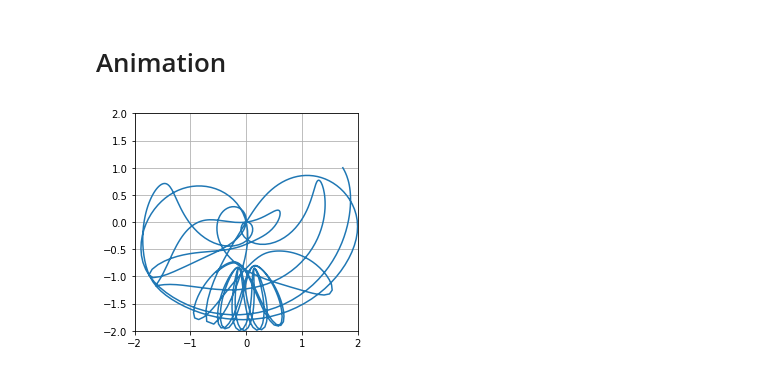
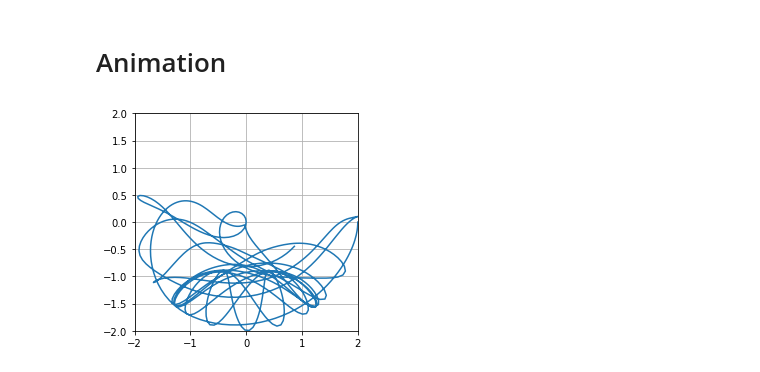
Before and after one commit to jefersonjlima/2dof-arm, a Jupyter notebook: notebook/Robotic_Arm.ipynb, the cells around one changed output. Saved outputs shown, nothing was run; the diff lists cells and outputs as text; code cells hidden in the pictures.

```diff
--- a/notebook/Robotic_Arm.ipynb
+++ b/notebook/Robotic_Arm.ipynb
@@ -88,7 +88,7 @@ def robot(t,X):
 # Simulation
 # %%
 # int
-x0 = np.array([np.pi/3, 0, 0, 0])
+x0 = np.array([np.pi/2, 0, 0, 0])
 t0 = 0; tf = 20; steps = 1000
 
 t = np.linspace(t0, tf, steps)
@@ -110,32 +110,33 @@ y2=L1*cos(q1)+L2*cos(q1+q2)
 # %%
 fig = plt.figure(figsize=(4,4))
 ax = fig.add_subplot(111, autoscale_on=False, xlim=(-2, 2), ylim=(-2, 2))
 ax.grid()
 plt.plot(x2,y2)
 
 
 line, = ax.plot([], [], 'o-', lw=2)
 time_template = 'time = %.1fs'
 time_text = ax.text(0.05, 0.9, '', transform=ax.transAxes)
 
 def init():
     line.set_data([], [])
     time_text.set_text('')
     return line, time_text
 
 
 def animate(i):
     thisx = [0, x1[i], x2[i]]
     thisy = [0, y1[i], y2[i]]
 
     line.set_data(thisx, thisy)
 #    time_text.set_text(time_template % (i*dt))
     return line, time_text
 
+animate(0)
 ani = animation.FuncAnimation(fig, animate, np.arange(1, len(X)),
                               interval=25, blit=True, init_func=init);
 # %% [output]
-[figure, old version]
+[figure, new version]
 # %%
 HTML(ani.to_html5_video())
 # %% [output]
```
